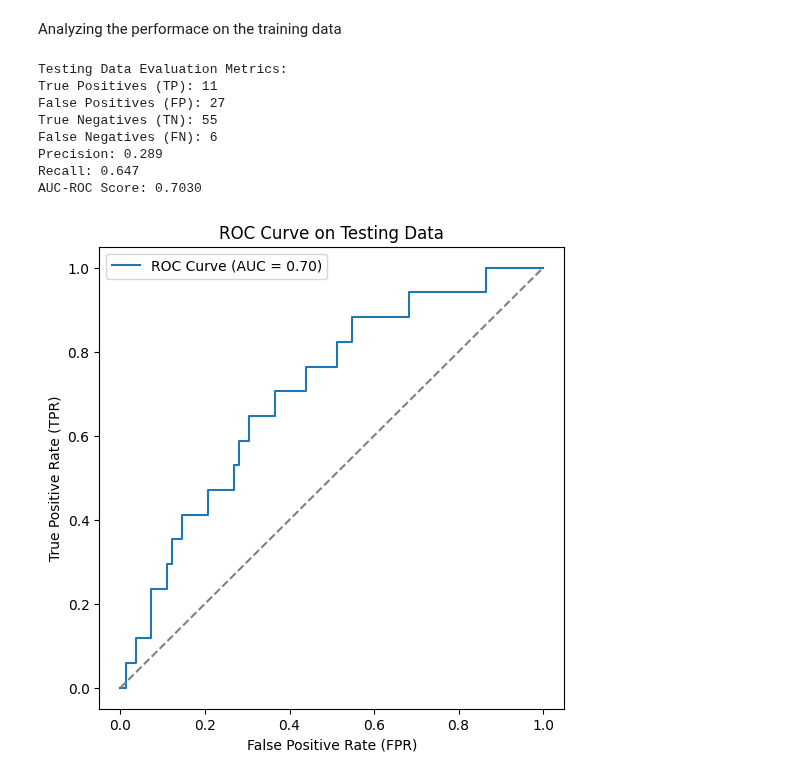
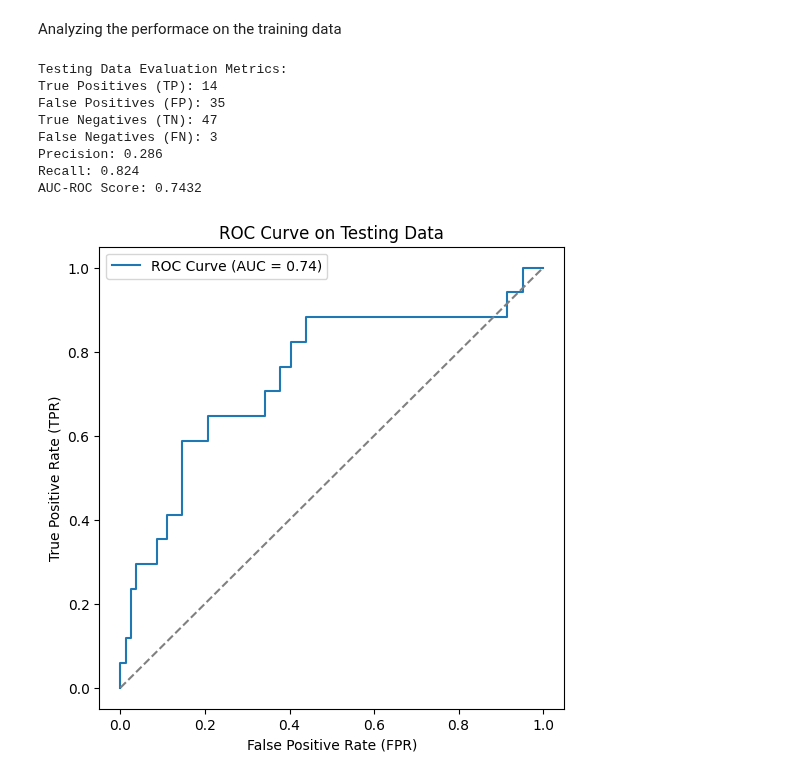
Before and after one commit to gchermside/UCEC_Recurrance, a Jupyter notebook: train_models.ipynb, the cells around one changed output. Cells and saved outputs as stored; diff of their text form; code cells hidden in the pictures.

Commit message:
ran og_preproc_data_rerun, got same as the original data

```diff
--- a/train_models.ipynb
+++ b/train_models.ipynb
@@ -37,15 +37,15 @@ import config
 # Load training data using paths from config
 # X_train = joblib.load(config.X_TRAIN_PATH)
 # y_train = joblib.load(config.Y_TRAIN_PATH)
-X_train = joblib.load("new_data/X_train_no_prune.pkl")
-y_train = joblib.load("new_data/y_train_no_prune.pkl")
+X_train = joblib.load("og_preproc_data_rerun/X_train.pkl")
+y_train = joblib.load("og_preproc_data_rerun/y_train.pkl")
 
 # Ensure all column names are strings
 non_str_cols = [col for col in X_train.columns if not isinstance(col, str)]
 if non_str_cols:
     raise TypeError(f"Non-string column names found: {non_str_cols}")
 # %%
-X_test = joblib.load("new_data/X_test_no_prune.pkl")
+X_test = joblib.load("og_preproc_data_rerun/X_test.pkl")
 
 def check_feature_alignment(X_train, X_test):
     train_cols = list(X_train.columns)
@@ -380,8 +380,8 @@ Analyzing the performace on the training data
 # %%
 # X_test = joblib.load(config.X_TEST_PATH)
 # y_test = joblib.load(config.Y_TEST_PATH)
-X_test = joblib.load("new_data/X_test_no_prune.pkl")
-y_test = joblib.load("new_data/y_test_no_prune.pkl")
+X_test = joblib.load("og_preproc_data_rerun/X_test.pkl")
+y_test = joblib.load("og_preproc_data_rerun/y_test.pkl")
 
 # Training Data Evaluation Metrics
 
@@ -401,41 +401,41 @@ print(f"False Negatives (FN): {fn}")
 # Precision & Recall
 precision = precision_score(y_test, y_test_pred)
 recall = recall_score(y_test, y_test_pred)
 print(f"Precision: {precision:.3f}")
 print(f"Recall: {recall:.3f}")
 
 # Continuous scores for AUROC
 if hasattr(best_model, "predict_proba"):
     y_scores = best_model.predict_proba(X_test)[:, 1]
 elif hasattr(best_model, "decision_function"):
     y_scores = best_model.decision_function(X_test)
 else:
     y_scores = y_test_pred  # fallback (not ideal)
 
 # AUROC
 roc_auc = roc_auc_score(y_test, y_scores)
 print(f"AUC-ROC Score: {roc_auc:.4f}")
 
 # ROC curve
 fpr, tpr, _ = roc_curve(y_test, y_scores)
 plt.figure(figsize=(6, 6))
 plt.plot(fpr, tpr, linestyle='-', label=f'ROC Curve (AUC = {roc_auc:.2f})')
 plt.plot([0, 1], [0, 1], linestyle='--', color='gray')  # Random classifier line
 plt.xlabel("False Positive Rate (FPR)")
 plt.ylabel("True Positive Rate (TPR)")
 plt.title("ROC Curve on Testing Data")
 plt.legend()
 plt.show()
 # %% [output]
 Testing Data Evaluation Metrics:
-True Positives (TP): 11
-False Positives (FP): 27
-True Negatives (TN): 55
-False Negatives (FN): 6
-Precision: 0.289
-Recall: 0.647
-AUC-ROC Score: 0.7030
+True Positives (TP): 14
+False Positives (FP): 35
+True Negatives (TN): 47
+False Negatives (FN): 3
+Precision: 0.286
+Recall: 0.824
+AUC-ROC Score: 0.7432
-[figure, old version]
+[figure, new version]
 # %%
 # RETIRED MODELS (ie. better models have been found) #########################################################
 
```
Also changed, not shown: parts of 2 cells of this notebook, 5 other files.
